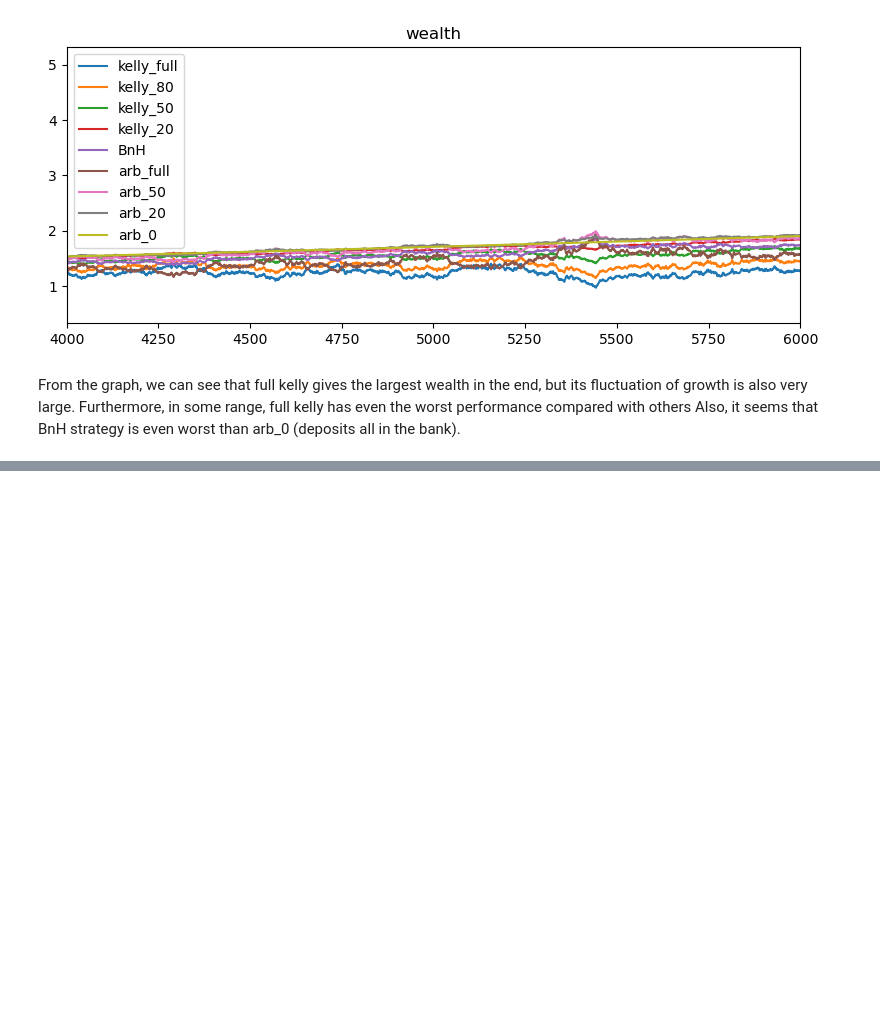
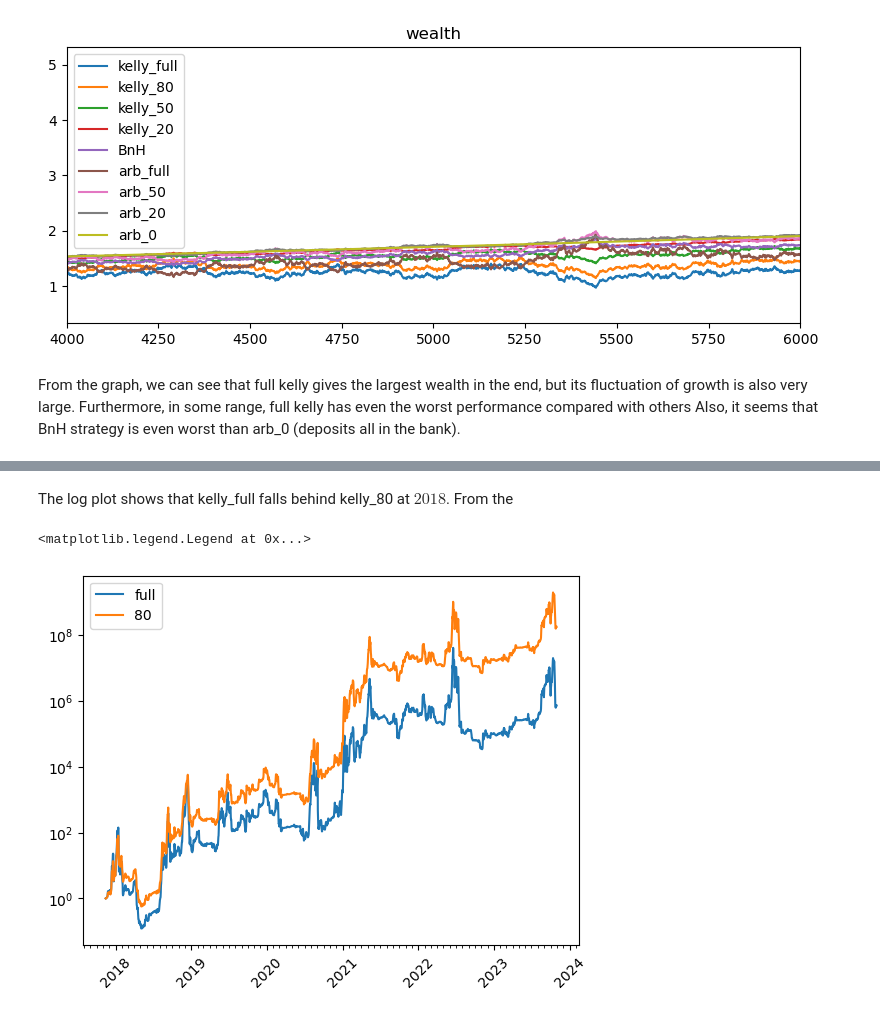
Before and after one commit to std92050/fin_math_110021515, a Jupyter notebook: Kelly criterion/Kelly_criterion.ipynb, the cells around one changed output, grey strips where cells are left out. Cells and saved outputs as stored; diff of their text form; code cells hidden in the pictures; blank space fills up the shorter version.

```diff
--- a/Kelly criterion/Kelly_criterion.ipynb
+++ b/Kelly criterion/Kelly_criterion.ipynb
@@ -276,0 +271,13 @@ plt.tight_layout()
+# %% [markdown]
+The log plot shows that kelly_full falls behind kelly_80 at $2018$. From the
+# %%
+fig,ax = plt.subplots()
+ax.plot(time[window-1:],kelly_full,label='full')
+ax.plot(time[window-1:],kelly_80,label='80')
+ax.set_yscale('log')
+ax.tick_params(axis='x',rotation=45)
+ax.xaxis.set_minor_locator(MonthLocator())
+ax.legend()
+# %% [output]
+<matplotlib.legend.Legend at 0x...>
+[figure, added]
```
Also changed, not shown: parts of 22 cells of this notebook, 1 other file.
